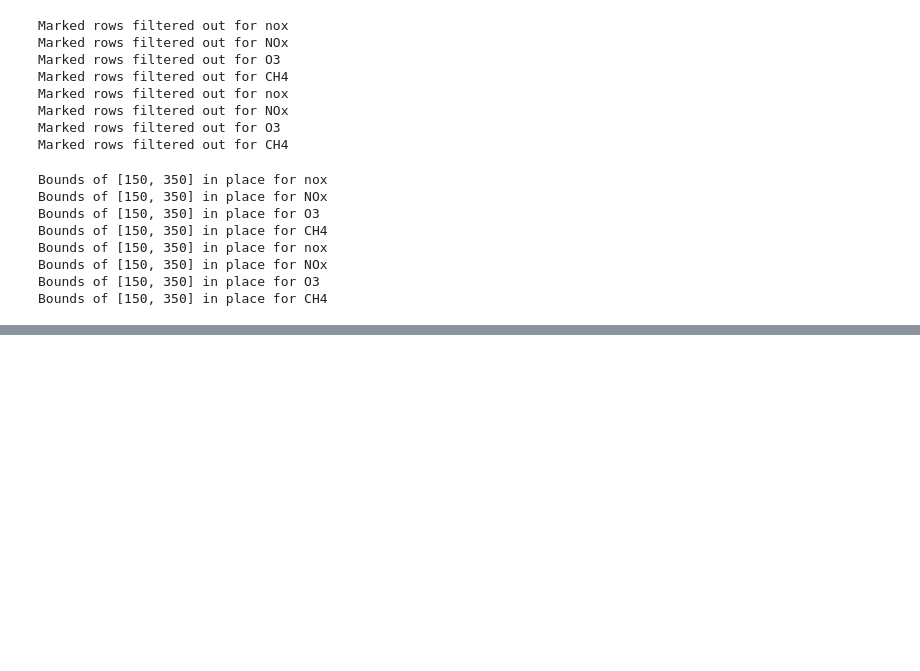
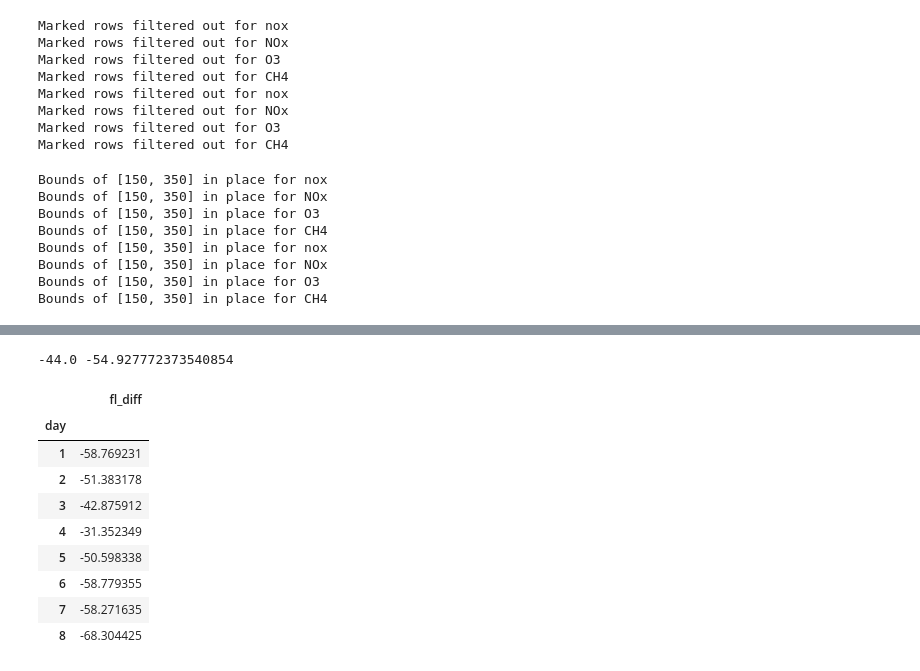
Before and after one commit to HeatherAn/jecats-paper-climate-mitigation, a Jupyter notebook: notebooks/figure-04.ipynb, the cells around one changed output, grey strips where cells are left out. Cells and saved outputs as stored; diff of their text form; code cells hidden in the pictures; blank space fills up the shorter version.

```diff
--- a/notebooks/figure-04.ipynb
+++ b/notebooks/figure-04.ipynb
@@ -148,0 +138,16 @@ plt.savefig("./figures/fig04.png", dpi=300, bbox_inches='tight')
+# %%
+min_fl_diff_per_flight = dff.groupby("flight_id").agg({"fl_diff": "min", "day": "first"})
+print(min_fl_diff_per_flight.fl_diff.median(), min_fl_diff_per_flight.fl_diff.mean())
+min_fl_diff_per_flight.groupby("day").mean()
+# %% [output]
+-44.0 -54.927772373540854
+|  | fl_diff |
+| day |  |
+| 1 | -58.769231 |
+| 2 | -51.383178 |
+| 3 | -42.875912 |
+| 4 | -31.352349 |
+| 5 | -50.598338 |
+| 6 | -58.779355 |
+| 7 | -58.271635 |
+| 8 | -68.304425 |
```
Also changed, not shown: parts of 5 cells of this notebook, 11 other files.
